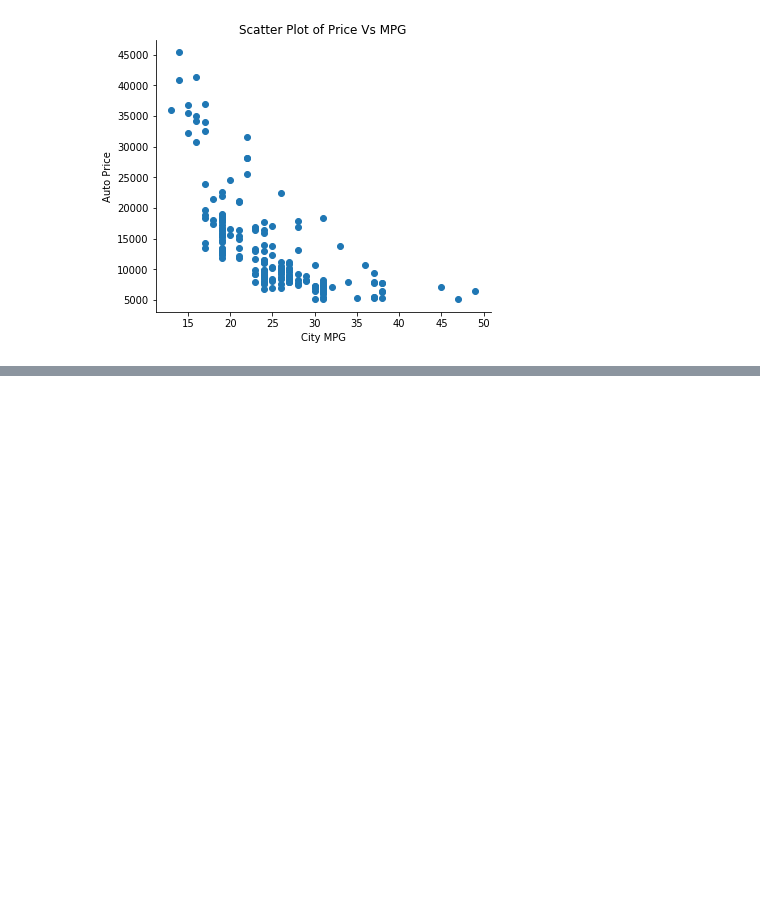
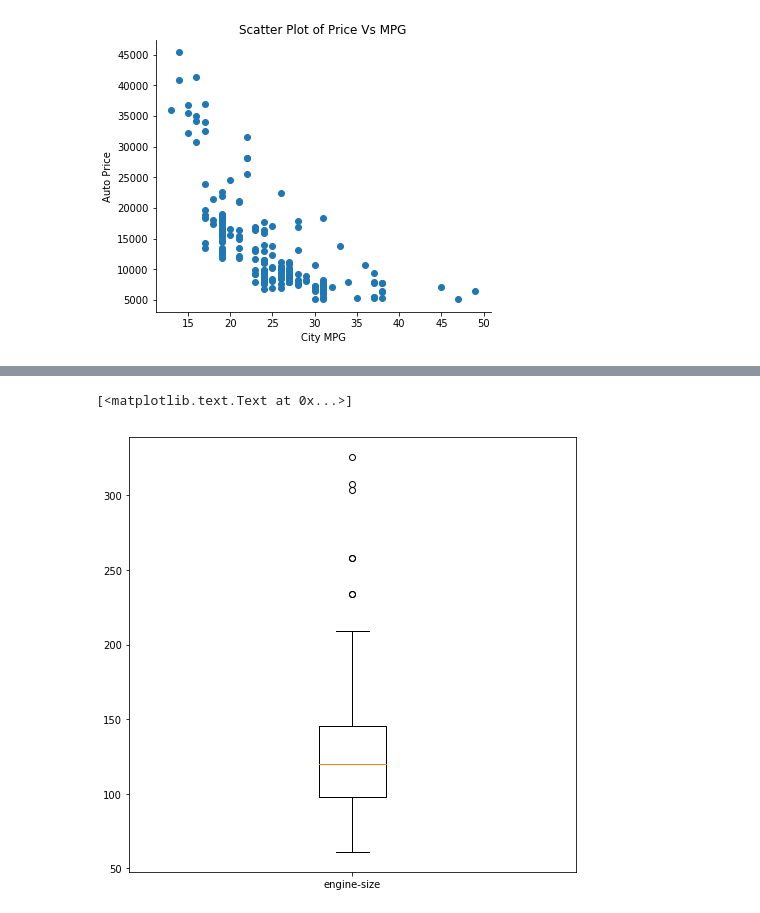
Before and after one commit to dool/py-data-drills, a Jupyter notebook: Elston_Car_Prices/DataVisualizationAutomobilePrices.ipynb, the cells around one changed output, grey strips where cells are left out. Cells and saved outputs as stored; diff of their text form; code cells hidden in the pictures; blank space fills up the shorter version.

```diff
--- a/Elston_Car_Prices/DataVisualizationAutomobilePrices.ipynb
+++ b/Elston_Car_Prices/DataVisualizationAutomobilePrices.ipynb
@@ -92,0 +91,9 @@ plt.show()
+# %%
+#Box-plot
+fig, ax = plt.subplots(figsize=(8,8))
+ax.boxplot(price_data['engine-size'].values)
+xlabel = ["engine-size"]
+ax.set_xticklabels(xlabel)
+# %% [output]
+[<matplotlib.text.Text at 0x...>]
+[figure, added]
```
Also changed, not shown: parts of 5 cells of this notebook.
